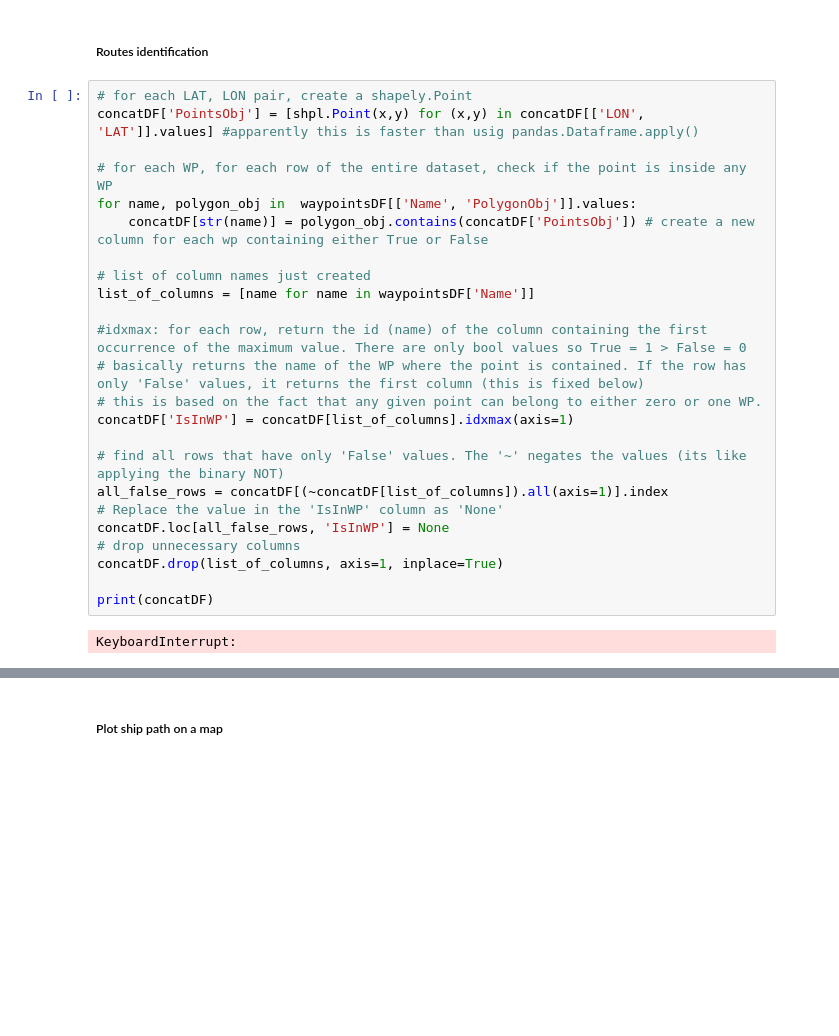
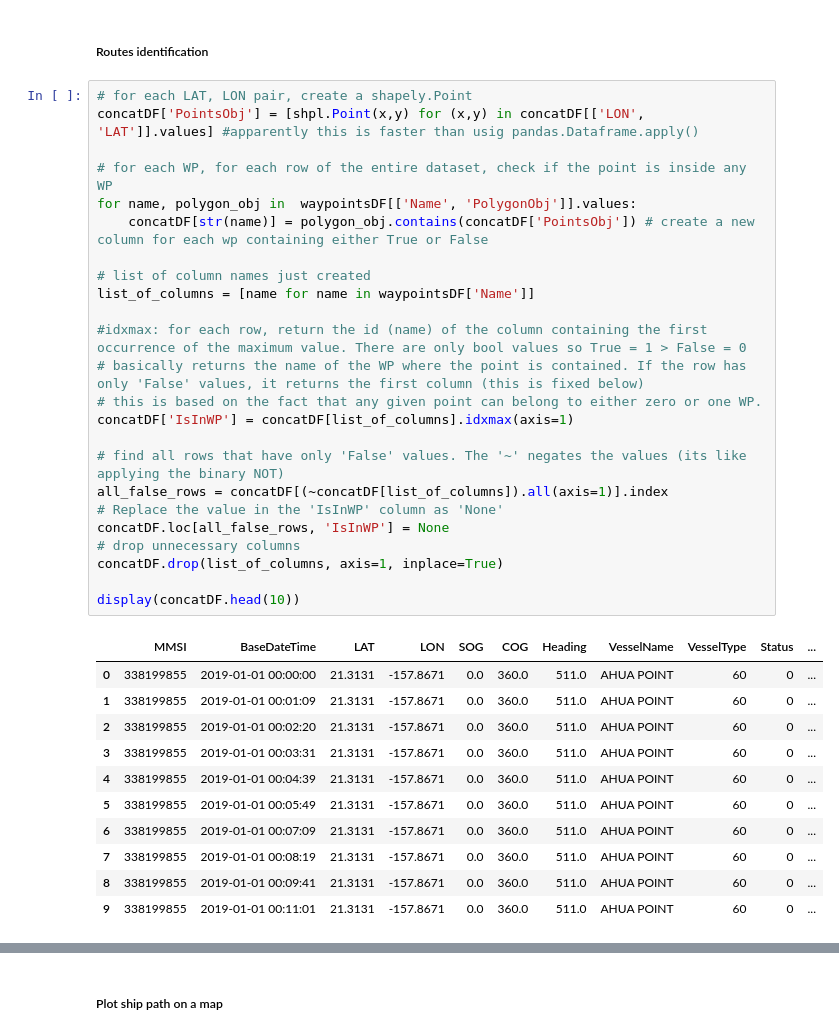
Before and after one commit to Accazeta/AIS_data_analysis, a Jupyter notebook: src/TREAD.ipynb, the cells around one changed output, grey strips where cells are left out. Drawn from its saved outputs; the diff is of its cells as text; blank space fills up the shorter version.

```diff
--- a/src/TREAD.ipynb
+++ b/src/TREAD.ipynb
@@ -718,29 +715,39 @@ test.plot()
 # %%
 # for each LAT, LON pair, create a shapely.Point
 concatDF['PointsObj'] = [shpl.Point(x,y) for (x,y) in concatDF[['LON', 'LAT']].values] #apparently this is faster than usig pandas.Dataframe.apply()
 
 # for each WP, for each row of the entire dataset, check if the point is inside any WP
 for name, polygon_obj in  waypointsDF[['Name', 'PolygonObj']].values:
     concatDF[str(name)] = polygon_obj.contains(concatDF['PointsObj']) # create a new column for each wp containing either True or False
 
 # list of column names just created
 list_of_columns = [name for name in waypointsDF['Name']]
 
 #idxmax: for each row, return the id (name) of the column containing the first occurrence of the maximum value. There are only bool values so True = 1 > False = 0
 # basically returns the name of the WP where the point is contained. If the row has only 'False' values, it returns the first column (this is fixed below)
 # this is based on the fact that any given point can belong to either zero or one WP.
 concatDF['IsInWP'] = concatDF[list_of_columns].idxmax(axis=1)
 
 # find all rows that have only 'False' values. The '~' negates the values (its like applying the binary NOT)
 all_false_rows = concatDF[(~concatDF[list_of_columns]).all(axis=1)].index
 # Replace the value in the 'IsInWP' column as 'None'
 concatDF.loc[all_false_rows, 'IsInWP'] = None
 # drop unnecessary columns
 concatDF.drop(list_of_columns, axis=1, inplace=True)
 
-print(concatDF)
+display(concatDF.head(10))
 # %% [output]
-KeyboardInterrupt:
+|  | MMSI | BaseDateTime | LAT | LON | SOG | COG | Heading | VesselName | VesselType | Status | ... |
+| 0 | 338199855 | 2019-01-01 00:00:00 | 21.3131 | -157.8671 | 0.0 | 360.0 | 511.0 | AHUA POINT | 60 | 0 | ... |
+| 1 | 338199855 | 2019-01-01 00:01:09 | 21.3131 | -157.8671 | 0.0 | 360.0 | 511.0 | AHUA POINT | 60 | 0 | ... |
+| 2 | 338199855 | 2019-01-01 00:02:20 | 21.3131 | -157.8671 | 0.0 | 360.0 | 511.0 | AHUA POINT | 60 | 0 | ... |
+| 3 | 338199855 | 2019-01-01 00:03:31 | 21.3131 | -157.8671 | 0.0 | 360.0 | 511.0 | AHUA POINT | 60 | 0 | ... |
+| 4 | 338199855 | 2019-01-01 00:04:39 | 21.3131 | -157.8671 | 0.0 | 360.0 | 511.0 | AHUA POINT | 60 | 0 | ... |
+| 5 | 338199855 | 2019-01-01 00:05:49 | 21.3131 | -157.8671 | 0.0 | 360.0 | 511.0 | AHUA POINT | 60 | 0 | ... |
+| 6 | 338199855 | 2019-01-01 00:07:09 | 21.3131 | -157.8671 | 0.0 | 360.0 | 511.0 | AHUA POINT | 60 | 0 | ... |
+| 7 | 338199855 | 2019-01-01 00:08:19 | 21.3131 | -157.8671 | 0.0 | 360.0 | 511.0 | AHUA POINT | 60 | 0 | ... |
+| 8 | 338199855 | 2019-01-01 00:09:41 | 21.3131 | -157.8671 | 0.0 | 360.0 | 511.0 | AHUA POINT | 60 | 0 | ... |
+| 9 | 338199855 | 2019-01-01 00:11:01 | 21.3131 | -157.8671 | 0.0 | 360.0 | 511.0 | AHUA POINT | 60 | 0 | ... |
 # %%
 # count the number of points contained in each WP. None -> the ship is at open sea
 value_counts = concatDF['IsInWP'].value_counts(dropna=False)
```
Also changed, not shown: parts of 16 cells of this notebook.
